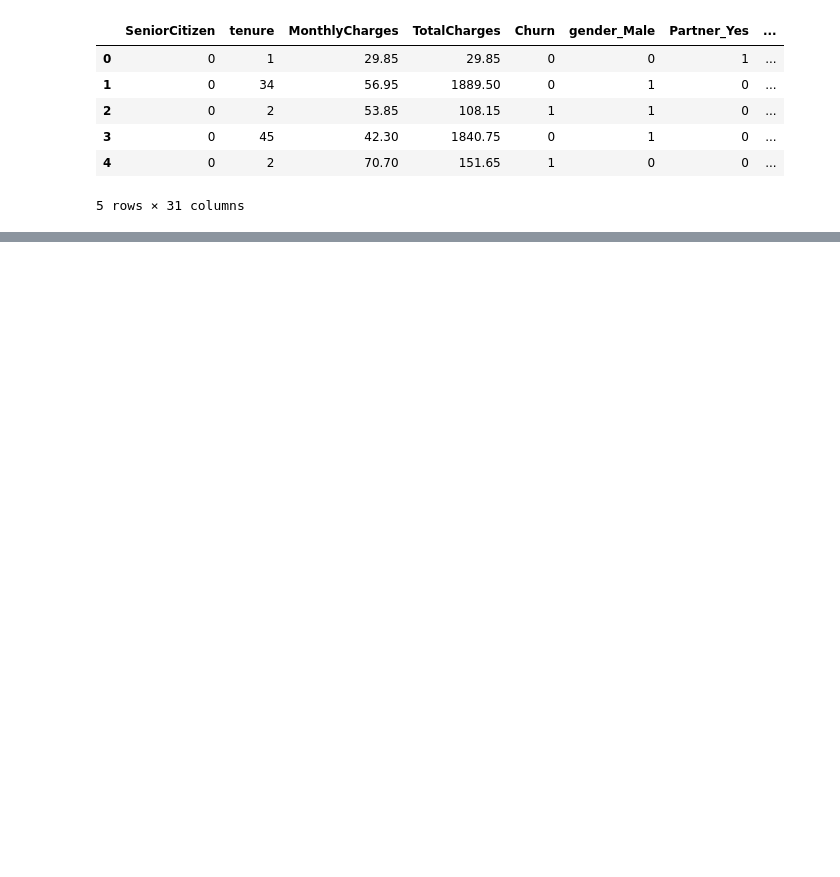
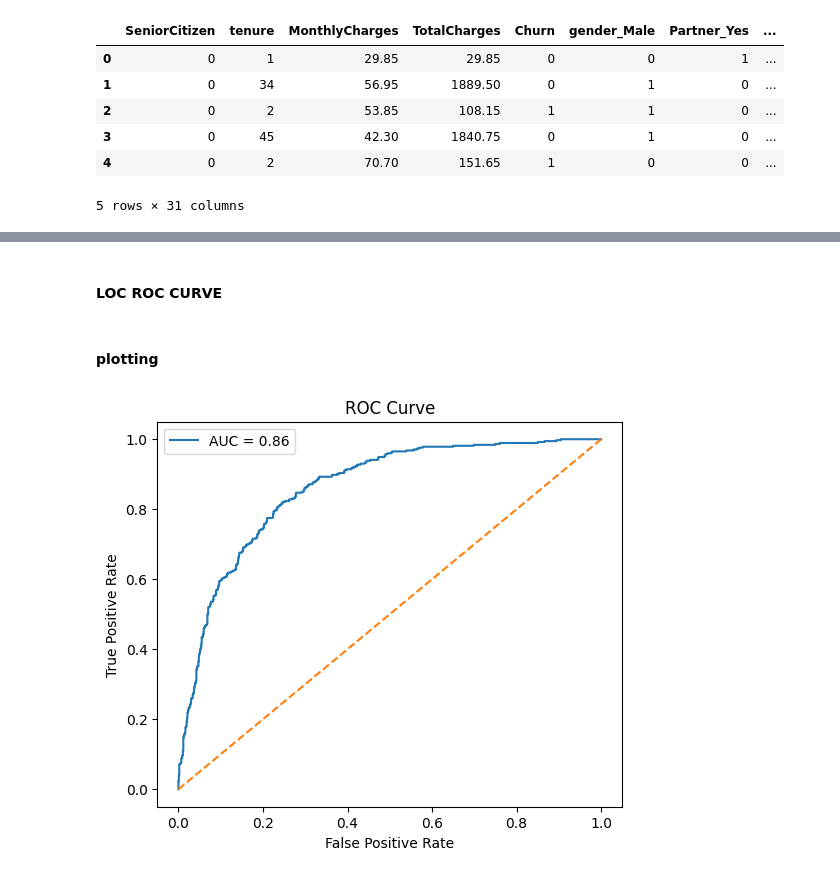
Before and after one commit to Sk2059/CostomerChurnPredictionSystem, a Jupyter notebook: notebooks/telco.ipynb, the cells around one changed output, grey strips where cells are left out. Cells and saved outputs as stored; diff of their text form; code cells hidden in the pictures; blank space fills up the shorter version.

```diff
--- a/notebooks/telco.ipynb
+++ b/notebooks/telco.ipynb
@@ -278,0 +461,9 @@ df.head()
+# %%
+grid_log = GridSearchCV(
+    estimator=log_model,
+    param_grid=log_params,
+    cv=5,
+    scoring="accuracy",
+    verbose=2,
+    n_jobs=-1
+)
@@ -278,0 +547,34 @@ df.head()
+# %% [markdown]
+#### LOC ROC CURVE
+# %%
+
+y_prob = best_log_model.predict_proba(
+    X_test
+)[:,1]
+fpr, tpr, thresholds = roc_curve(
+    y_test,
+    y_prob
+)
+
+roc_auc = auc(fpr, tpr)
+# %% [markdown]
+#### plotting
+# %%
+plt.figure(figsize=(6,5))
+plt.plot(
+    fpr,
+    tpr,
+    label=f"AUC = {roc_auc:.2f}"
+)
+plt.plot(
+    [0,1],
+    [0,1],
+    linestyle="--"
+)
+plt.xlabel("False Positive Rate")
+plt.ylabel("True Positive Rate")
+plt.title("ROC Curve")
+plt.legend()
+plt.show()
+# %% [output]
+[figure, added]
```
Also changed, not shown: parts of 38 cells of this notebook, 4 other files.
